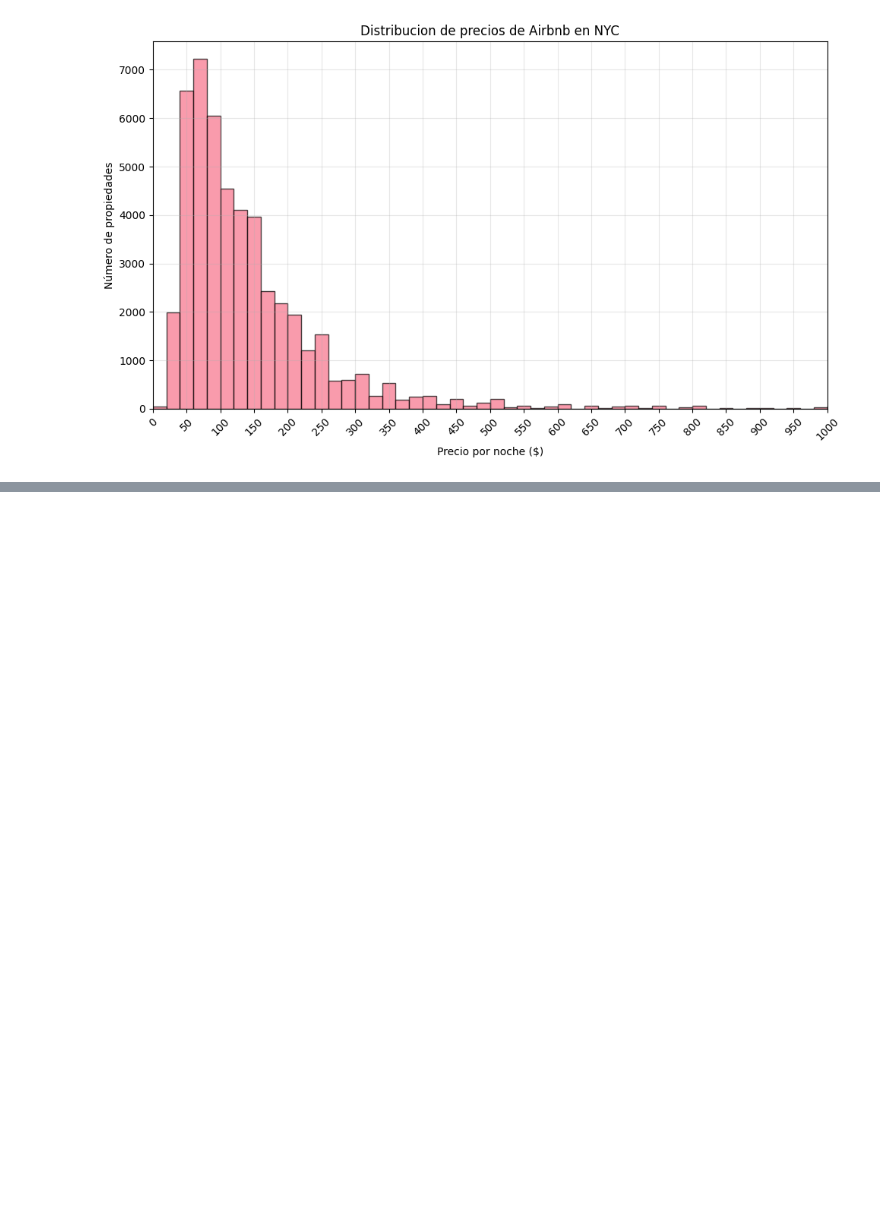
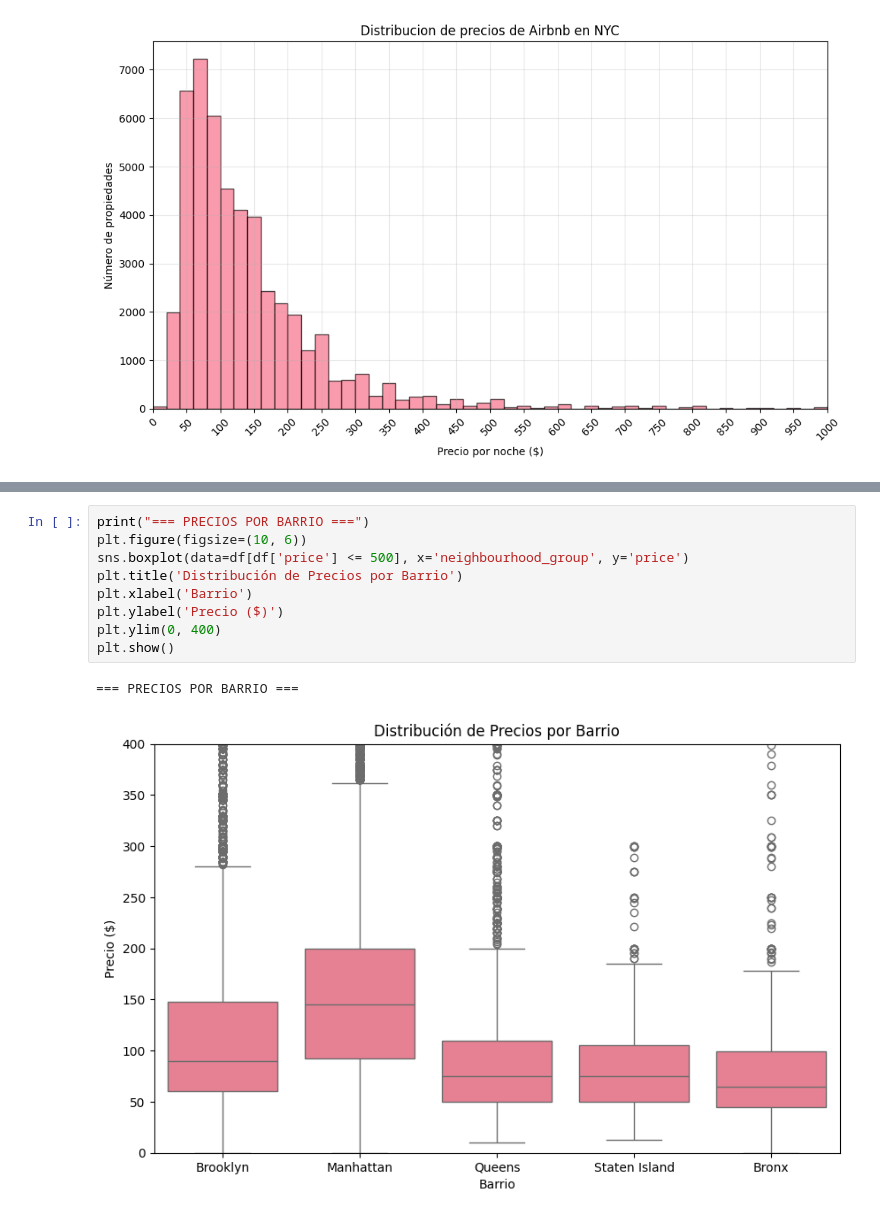
Before and after one commit to AdriARE/machine-learning-python-template, a Jupyter notebook: src/explore.ipynb, the cells around one changed output, grey strips where cells are left out. Drawn from its saved outputs; the diff is of its cells as text; blank space fills up the shorter version.

```diff
--- a/src/explore.ipynb
+++ b/src/explore.ipynb
@@ -95,0 +147,12 @@ plt.show()
+# %%
+print("=== PRECIOS POR BARRIO ===")
+plt.figure(figsize=(10, 6))
+sns.boxplot(data=df[df['price'] <= 500], x='neighbourhood_group', y='price')
+plt.title('Distribución de Precios por Barrio')
+plt.xlabel('Barrio')
+plt.ylabel('Precio ($)')
+plt.ylim(0, 400)
+plt.show()
+# %% [output]
+=== PRECIOS POR BARRIO ===
+[figure, added]
```
Also changed, not shown: parts of 5 cells of this notebook, 2 other files.
